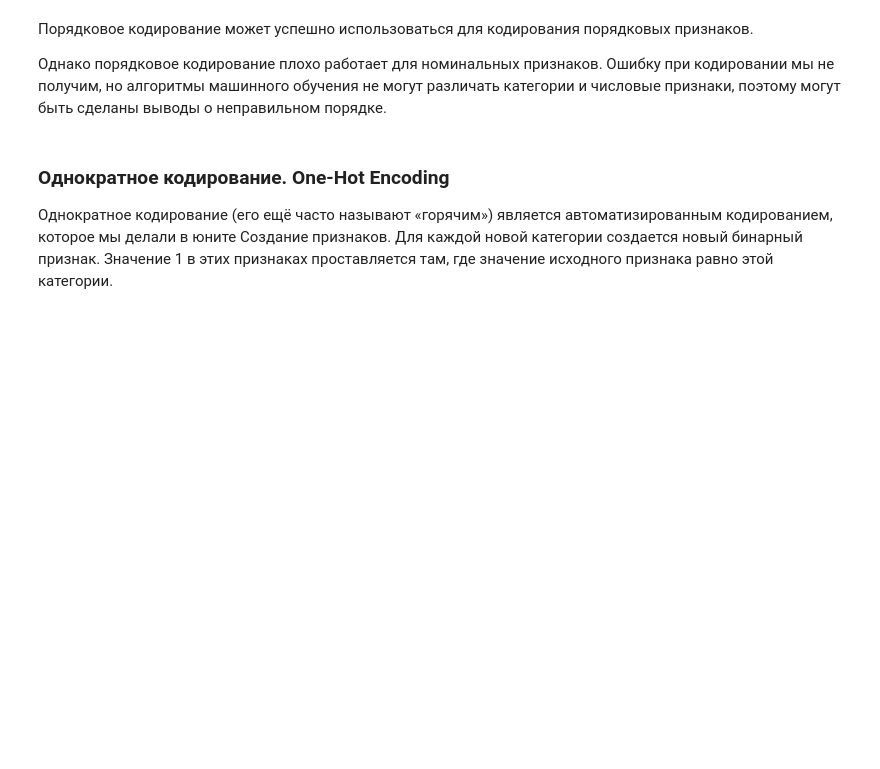
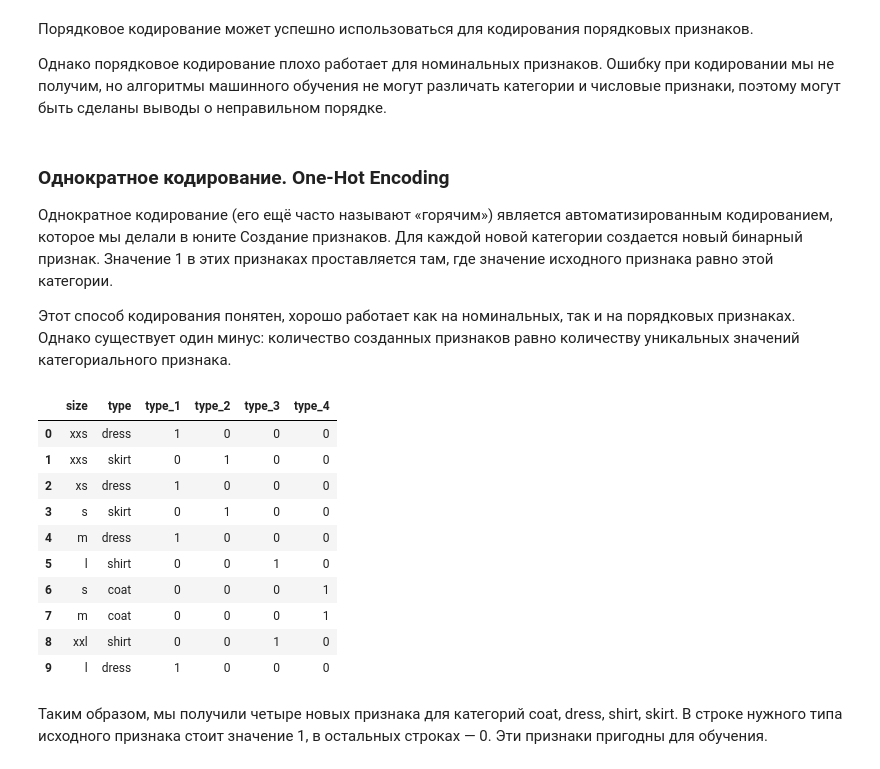
Before and after one commit to AleksandrFrom/SF_DS, a Jupyter notebook: EDA/3-EDA.ipynb, the cells around one changed output. Drawn from its saved outputs; the diff is of its cells as text; code cells hidden in the pictures; blank space fills up the shorter version.

```diff
--- a/EDA/3-EDA.ipynb
+++ b/EDA/3-EDA.ipynb
@@ -447,3 +382,27 @@ wine_ordinal = pd.concat([data, data_wine], axis=1)
 ### Однократное кодирование. One-Hot Encoding
 
 Однократное кодирование (его ещё часто называют «горячим») является автоматизированным кодированием, которое мы делали в юните Создание признаков. Для каждой новой категории создается новый бинарный признак. Значение 1 в этих признаках проставляется там, где значение исходного признака равно этой категории.
+
+Этот способ кодирования понятен, хорошо работает как на номинальных, так и на порядковых признаках. Однако существует один минус: количество созданных признаков равно количеству уникальных значений категориального признака.
+# %%
+import category_encoders as ce # импорт для работы с кодировщиком
+
+encoder = ce.OneHotEncoder(cols=['type']) # указываем столбец для кодирования
+type_bin = encoder.fit_transform(clothing['type'])
+clothing = pd.concat([clothing, type_bin], axis=1)
+
+clothing
+# %% [output]
+|  | size | type | type_1 | type_2 | type_3 | type_4 |
+| 0 | xxs | dress | 1 | 0 | 0 | 0 |
+| 1 | xxs | skirt | 0 | 1 | 0 | 0 |
+| 2 | xs | dress | 1 | 0 | 0 | 0 |
+| 3 | s | skirt | 0 | 1 | 0 | 0 |
+| 4 | m | dress | 1 | 0 | 0 | 0 |
+| 5 | l | shirt | 0 | 0 | 1 | 0 |
+| 6 | s | coat | 0 | 0 | 0 | 1 |
+| 7 | m | coat | 0 | 0 | 0 | 1 |
+| 8 | xxl | shirt | 0 | 0 | 1 | 0 |
+| 9 | l | dress | 1 | 0 | 0 | 0 |
+# %% [markdown]
+Таким образом, мы получили четыре новых признака для категорий coat, dress, shirt, skirt. В строке нужного типа исходного признака стоит значение 1, в остальных строках — 0. Эти признаки пригодны для обучения.
```
Also changed, not shown: parts of 14 cells of this notebook.
